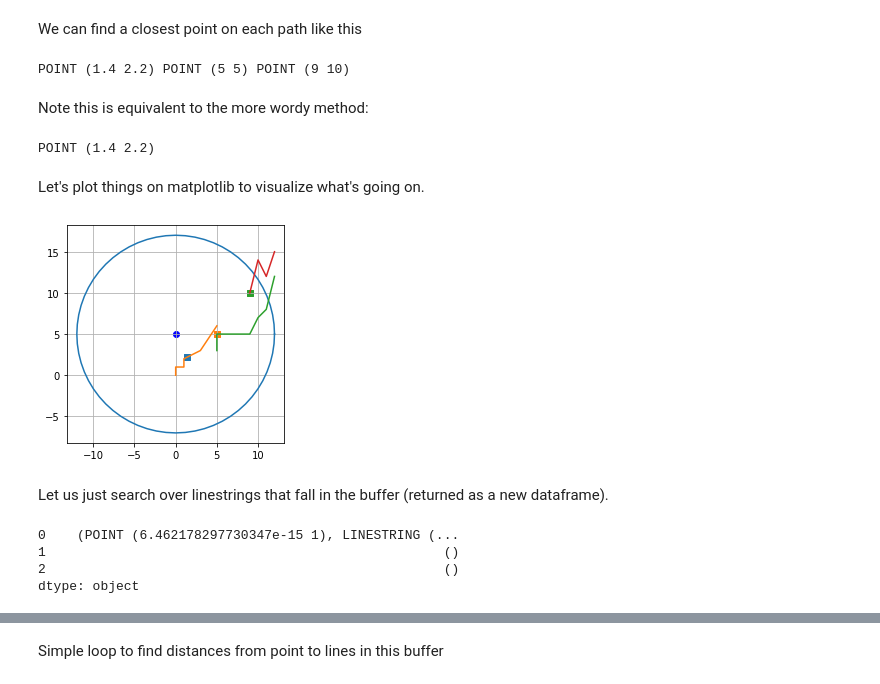
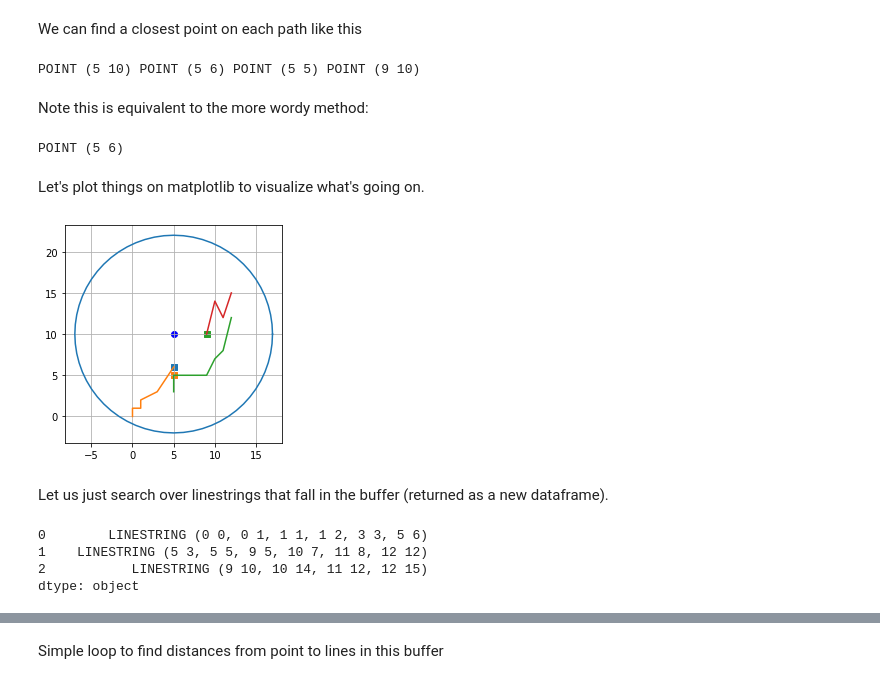
Before and after one commit to jhconning/GeoPanLearn, a Jupyter notebook: point to line distance.ipynb, the cells around one changed output, grey strips where cells are left out. Saved outputs shown, nothing was run; the diff lists cells and outputs as text; code cells hidden in the pictures.

Commit message:
reindexed points

```diff
--- a/point to line distance.ipynb
+++ b/point to line distance.ipynb
@@ -19,7 +19,7 @@ import pandas as pd
 # %% [markdown]
 #### Make up some paths
 # %%
-path1 = LineString([
+path0 = LineString([
     Point(0, 0),
     Point(0, 1),
     Point(1, 1),
@@ -28,7 +28,7 @@ path1 = LineString([
     Point(5, 6),
 ])
 
-path2 = LineString([
+path1 = LineString([
     Point(5, 3),
     Point(5, 5),
     Point(9, 5),
@@ -37,7 +37,7 @@ path2 = LineString([
     Point(12, 12),
 ])
 
-path3 = LineString([
+path2 = LineString([
     Point(9, 10),
     Point(10, 14),
     Point(11, 12),
@@ -63,7 +63,7 @@ gdf.plot();
 # %% [markdown]
 Let's limit our search to a buffer around a point
 # %%
-p = Point(0,5)
+p = Point(5,10)
 # %%
 r  = 12 #buffer radius
 B = p.buffer(r)
@@ -73,49 +73,49 @@ B
 # %% [markdown]
 We can find a closest point on each path like this
 # %%
+C0 = nearest_points(path0, p)[0]
 C1 = nearest_points(path1, p)[0]
 C2 = nearest_points(path2, p)[0]
-C3 = nearest_points(path3, p)[0]
 # %%
-print(C1, C2, C3)
+print(p, C0, C1, C2)
 # %% [output]
-POINT (1.4 2.2) POINT (5 5) POINT (9 10)
+POINT (5 10) POINT (5 6) POINT (5 5) POINT (9 10)
 # %% [markdown]
 Note this is equivalent to the more wordy method:
 # %%
-D = path1.interpolate(path1.project(p))
+D = path0.interpolate(path0.project(p))
 print(D)
 # %% [output]
-POINT (1.4 2.2)
+POINT (5 6)
 # %% [markdown]
 Let's plot things on matplotlib to visualize what's going on.
 # %%
+x0,y0 = path0.xy
 x1,y1 = path1.xy
 x2,y2 = path2.xy
-x3,y3 = path3.xy
 xB,yB = B.exterior.xy
 
 plt.plot(xB,yB)
+plt.plot(x0,y0)
 plt.plot(x1,y1)
 plt.plot(x2,y2)
-plt.plot(x3,y3)
 plt.scatter(p.x,p.y, color="b")  # point is blue
 
-plt.scatter(C1.x,C1.y, marker="s")  # plot closest point on each path
+plt.scatter(C0.x,C0.y, marker="s")  # plot closest point on each path
+plt.scatter(C1.x,C1.y, marker="s")
 plt.scatter(C2.x,C2.y, marker="s")
-plt.scatter(C3.x,C3.y, marker="s")
 
 plt.grid()
 ax = plt.gca()
 ax.set_aspect("equal")
 # %% [output]
-[figure, old version]
+[figure, new version]
 # %% [markdown]
 Let us just search over linestrings that fall in the buffer (returned as a new dataframe).
 # %%
-gdf.geometry.intersection(p.buffer(4))
+gdf.geometry.intersection(p.buffer(r))
 # %% [output]
-0    (POINT (6.462178297730347e-15 1), LINESTRING (...
-1                                                   ()
-2                                                   ()
+0        LINESTRING (0 0, 0 1, 1 1, 1 2, 3 3, 5 6)
+1    LINESTRING (5 3, 5 5, 9 5, 10 7, 11 8, 12 12)
+2           LINESTRING (9 10, 10 14, 11 12, 12 15)
 dtype: object
```
Also changed, not shown: parts of 6 cells of this notebook.
